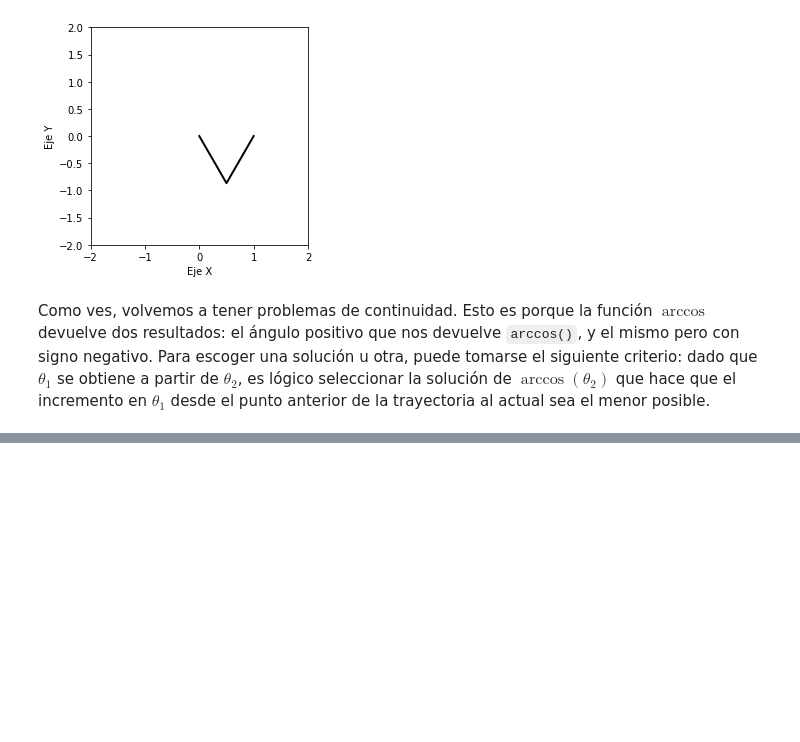
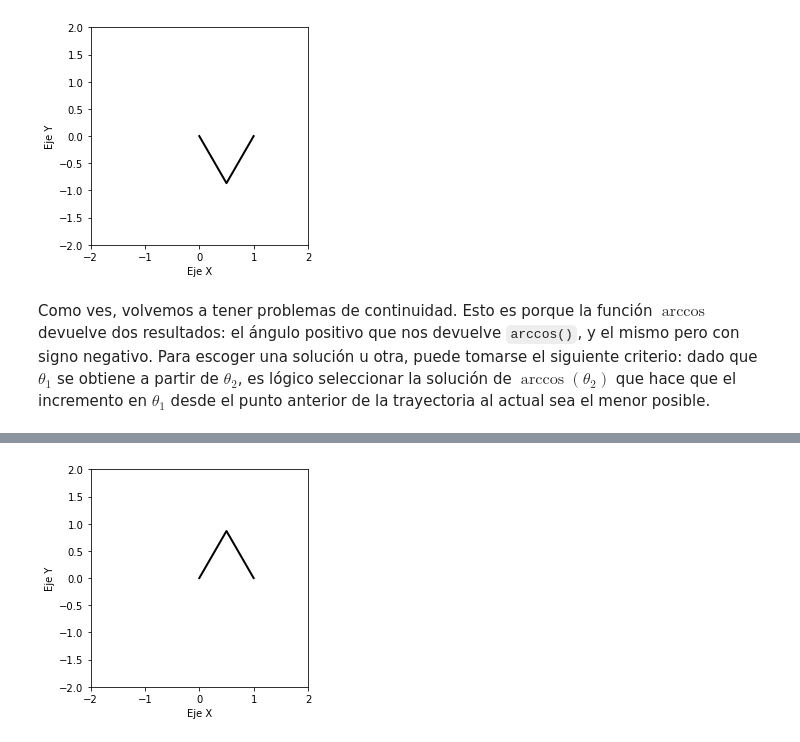
Before and after one commit to antoniomanuelfr/Robotica-Industrial, a Jupyter notebook: Practica 1/Práctica 1.ipynb, the cells around one changed output, grey strips where cells are left out. Saved outputs shown, nothing was run; the diff lists cells and outputs as text; code cells hidden in the pictures; blank space fills up the shorter version.

```diff
--- a/Practica 1/Práctica 1.ipynb
+++ b/Practica 1/Práctica 1.ipynb
@@ -240,3 +240,31 @@ HTML(anim.to_jshtml())
 [figure]
 # %% [markdown]
 Como ves, volvemos a tener problemas de continuidad. Esto es porque la función $\arccos$ devuelve dos resultados: el ángulo positivo que nos devuelve `arccos()`, y el mismo pero con signo negativo. Para escoger una solución u otra, puede tomarse el siguiente criterio: dado que $\theta_1$ se obtiene a partir de $\theta_2$, es lógico seleccionar la solución de $\arccos(\theta_2)$ que hace que el incremento en $\theta_1$ desde el punto anterior de la trayectoria al actual sea el menor posible.
+# %%
+def pci3(L1, L2, x, y):
+    th2 = np.arccos((x * x + y * y - L1 * L1 - L2 * L2)/(2 * L1 * L2))
+    sinTh2 = np.sin(th2)
+    cosTh2 = np.cos(th2)
+    th1 = np.arctan2((y * (L1 + L2 * cosTh2) - (x * L2 * sinTh2)), (x * (L1 + L2 * cosTh2) + (y * L2 * sinTh2)))
+    sinTh2 = np.sin(-th2)
+    cosTh2 = np.cos(-th2)
+    th1_neg = np.arctan2((y * (L1 + L2 * cosTh2) - (x * L2 * sinTh2)), (x * (L1 + L2 * cosTh2) + (y * L2 * sinTh2)))
+    if th1 >= 0:
+        return np.c_[th1, th2]
+    else:
+        return np.c_[th1_neg, -th2]
+
+def pintarPCI3(i, L1, L2, pini, pfin, Npuntos, ax):
+    init()
+    x = pini[0] + ((pfin[0] - pini[0])/Npuntos) * np.arange(Npuntos)
+    y = pini[1] + ((pfin[1] - pini[1])/Npuntos) * np.arange(Npuntos)
+    p = np.c_[x[i], y[i]]
+    th = pci3(L1, L2, x[i], y[i])
+    robot(L1, th[:, 0], p[-1], ax)
+    pp = np.c_[x, y]
+    ax.plot(pp[:i, 0], pp[:i, 1])
+# %%
+fig, ax = plt.subplots()
+anim = animation.FuncAnimation(fig, pintarPCI3, frames = Npuntos, fargs = (1, 1, [1, 0], [-1, 0], Npuntos, ax), interval = 30)
+HTML(anim.to_jshtml())
+# %% [output]
@@ -242,0 +272 @@ Como ves, volvemos a tener problemas de continuidad. Esto es porque la función
+[figure, added]
```
Also changed, not shown: parts of 1 cell of this notebook, 1 other file.
